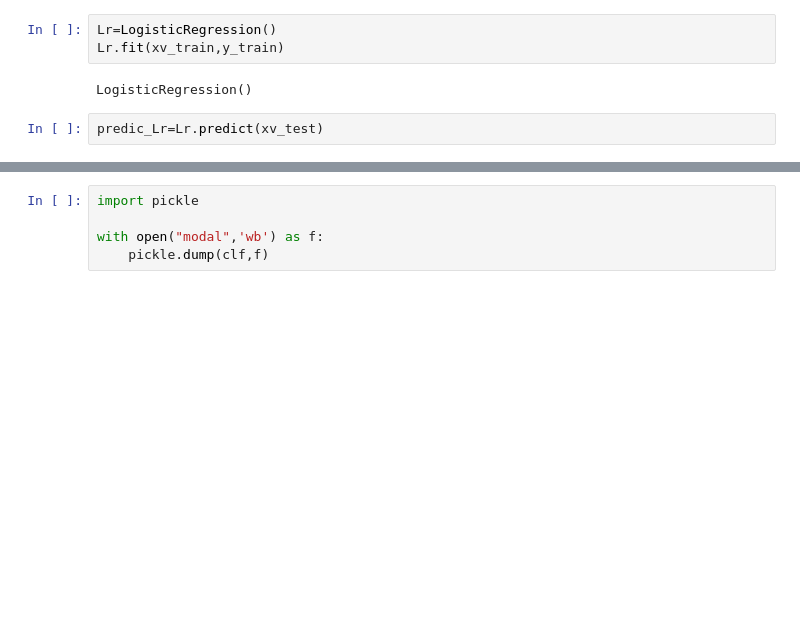
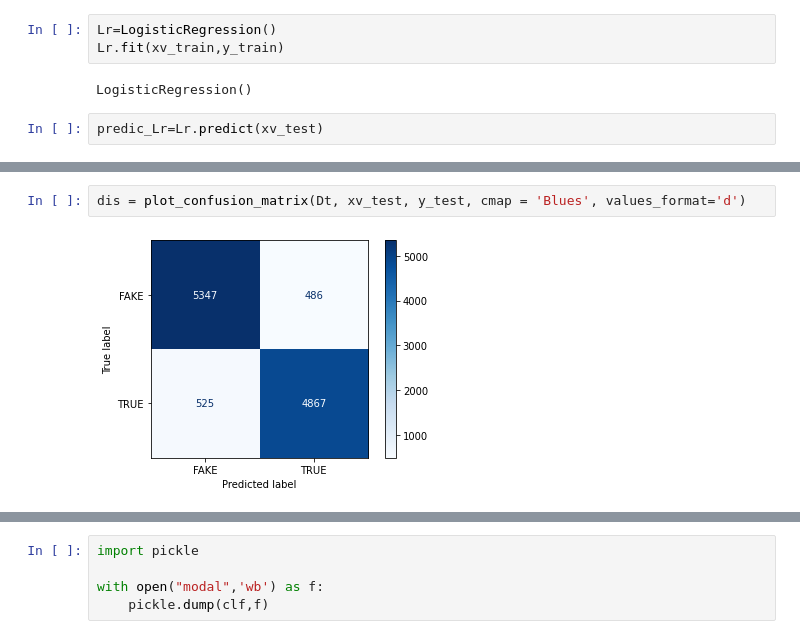
Before and after one commit to BG-bibek/fake_news_detection_using_chrome_extension, a Jupyter notebook: ML/fake_news_detection.ipynb, the cells around one changed output, grey strips where cells are left out. Cells and saved outputs as stored; diff of their text form; blank space fills up the shorter version.

```diff
--- a/ML/fake_news_detection.ipynb
+++ b/ML/fake_news_detection.ipynb
@@ -208,3 +243,7 @@ print(accuracy*100)
+# %%
+dis = plot_confusion_matrix(Dt, xv_test, y_test, cmap = 'Blues', values_format='d')
+# %% [output]
+[figure, added]
 # %%
 # PASSIVE-AGGRESSIVE CLASSIFIER
 
```
Also changed, not shown: parts of 20 cells of this notebook, 8 other files.
